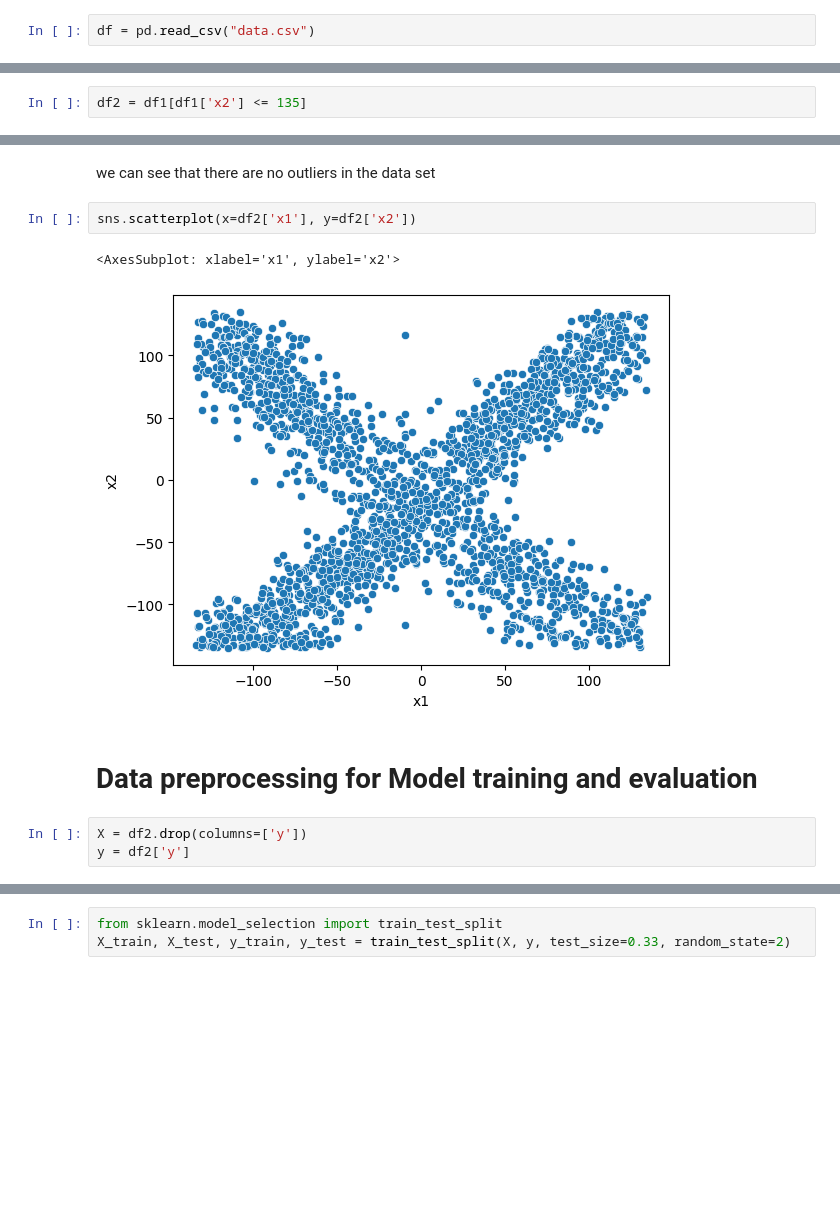
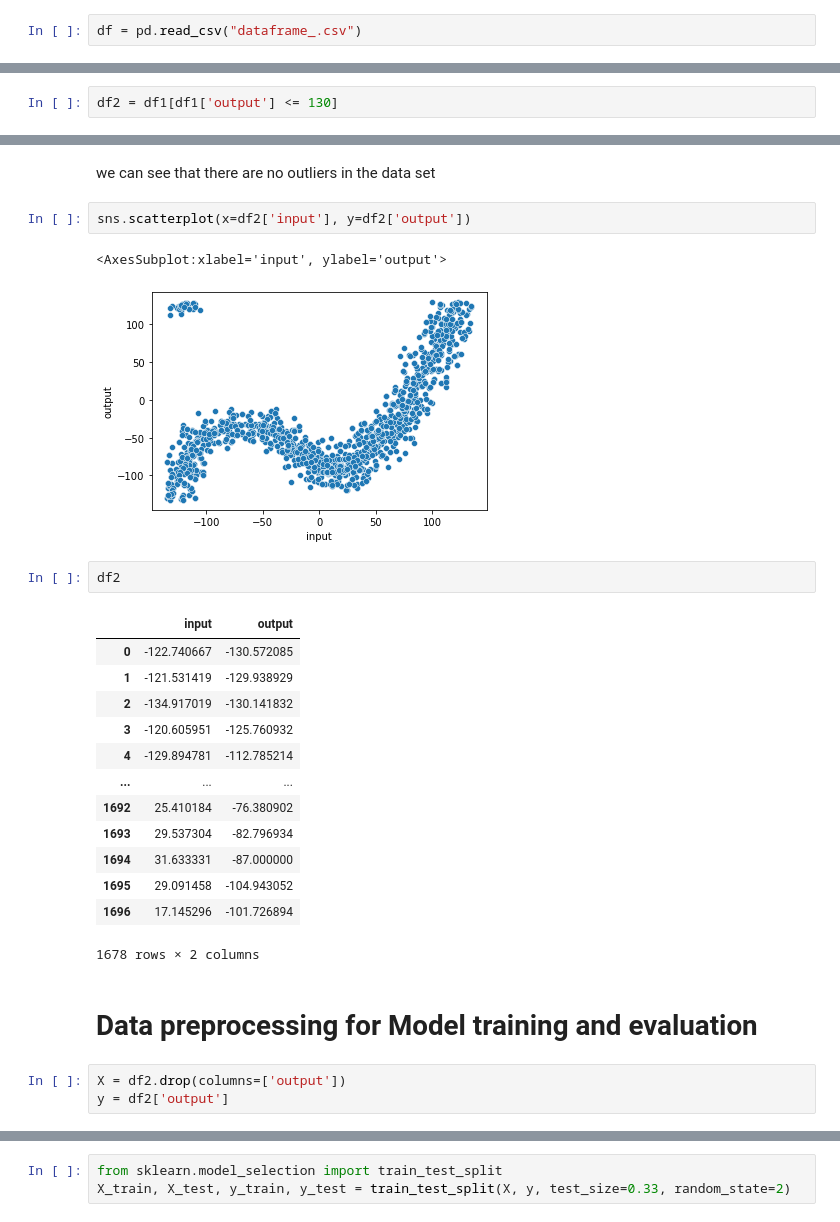
Before and after one commit to TusharBari2001/Innomatics-Data-Science-Hackathon, a Jupyter notebook: Tushar Bari.ipynb, the cells around one changed output, grey strips where cells are left out. Saved outputs shown, nothing was run; the diff lists cells and outputs as text; blank space fills up the shorter version.

```diff
--- a/Tushar Bari.ipynb
+++ b/Tushar Bari.ipynb
@@ -11,5 +10,5 @@ import seaborn as sns
 # %%
-df = pd.read_csv("data.csv")
+df = pd.read_csv("dataframe_.csv")
 # %%
 df.shape
 # %% [output]
@@ -82,5 +79,5 @@ df1['x2'].quantile(0.999)
 # %%
-df2 = df1[df1['x2'] <= 135]
+df2 = df1[df1['output'] <= 130]
 # %%
 df2.describe()
 # %% [output]
@@ -108,15 +105,31 @@ sns.boxplot(df2['x2'])
 # %% [markdown]
 we can see that there are no outliers in the data set
 # %%
-sns.scatterplot(x=df2['x1'], y=df2['x2'])
+sns.scatterplot(x=df2['input'], y=df2['output'])
 # %% [output]
-<AxesSubplot: xlabel='x1', ylabel='x2'>
+<AxesSubplot:xlabel='input', ylabel='output'>
-[figure, old version]
+[figure, new version]
+# %%
+df2
+# %% [output]
+|  | input | output |
+| 0 | -122.740667 | -130.572085 |
+| 1 | -121.531419 | -129.938929 |
+| 2 | -134.917019 | -130.141832 |
+| 3 | -120.605951 | -125.760932 |
+| 4 | -129.894781 | -112.785214 |
+| ... | ... | ... |
+| 1692 | 25.410184 | -76.380902 |
+| 1693 | 29.537304 | -82.796934 |
+| 1694 | 31.633331 | -87.000000 |
+| 1695 | 29.091458 | -104.943052 |
+| 1696 | 17.145296 | -101.726894 |
+1678 rows × 2 columns
 # %% [markdown]
 # Data preprocessing for Model training and evaluation
 # %%
-X = df2.drop(columns=['y'])
-y = df2['y']
+X = df2.drop(columns=['output'])
+y = df2['output']
 # %%
 y.count
 # %% [output]
```
Also changed, not shown: parts of 21 cells of this notebook, 2 other files.
